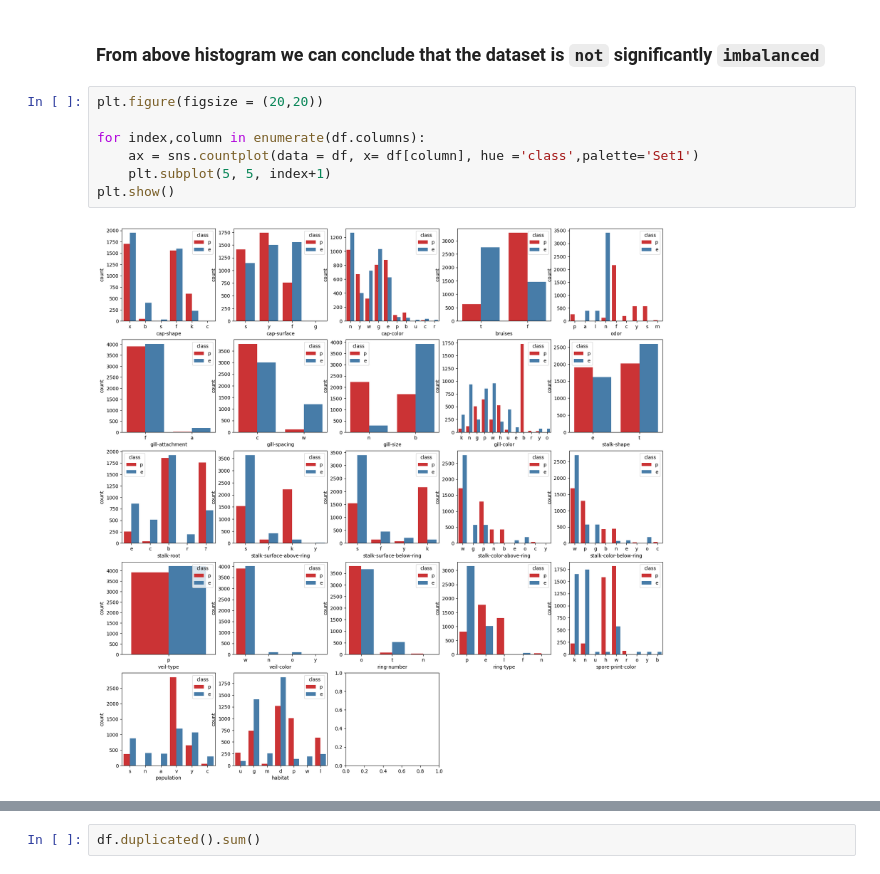
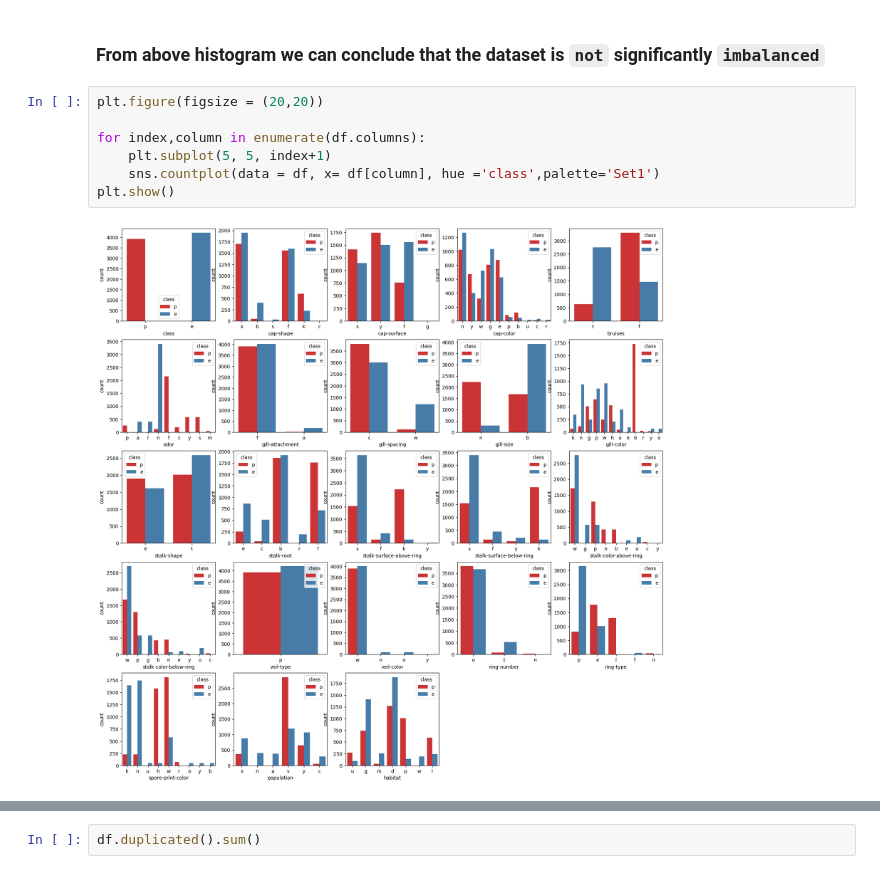
Before and after one commit to Pablonevadobusto/Poisonous-Mushrooms, a Jupyter notebook: Poisonous_Mushroom.ipynb, the cells around one changed output, grey strips where cells are left out. Cells and saved outputs as stored; diff of their text form.

```diff
--- a/Poisonous_Mushroom.ipynb
+++ b/Poisonous_Mushroom.ipynb
@@ -71,10 +71,10 @@ From above, few insights:
 # %%
 plt.figure(figsize = (20,20))
 
 for index,column in enumerate(df.columns):
-    ax = sns.countplot(data = df, x= df[column], hue ='class',palette='Set1')
     plt.subplot(5, 5, index+1)
+    sns.countplot(data = df, x= df[column], hue ='class',palette='Set1')
 plt.show()
 # %% [output]
-[figure, old version]
+[figure, new version]
 # %% [markdown]
```
Also changed, not shown: parts of 2 cells of this notebook, 2 other files.
